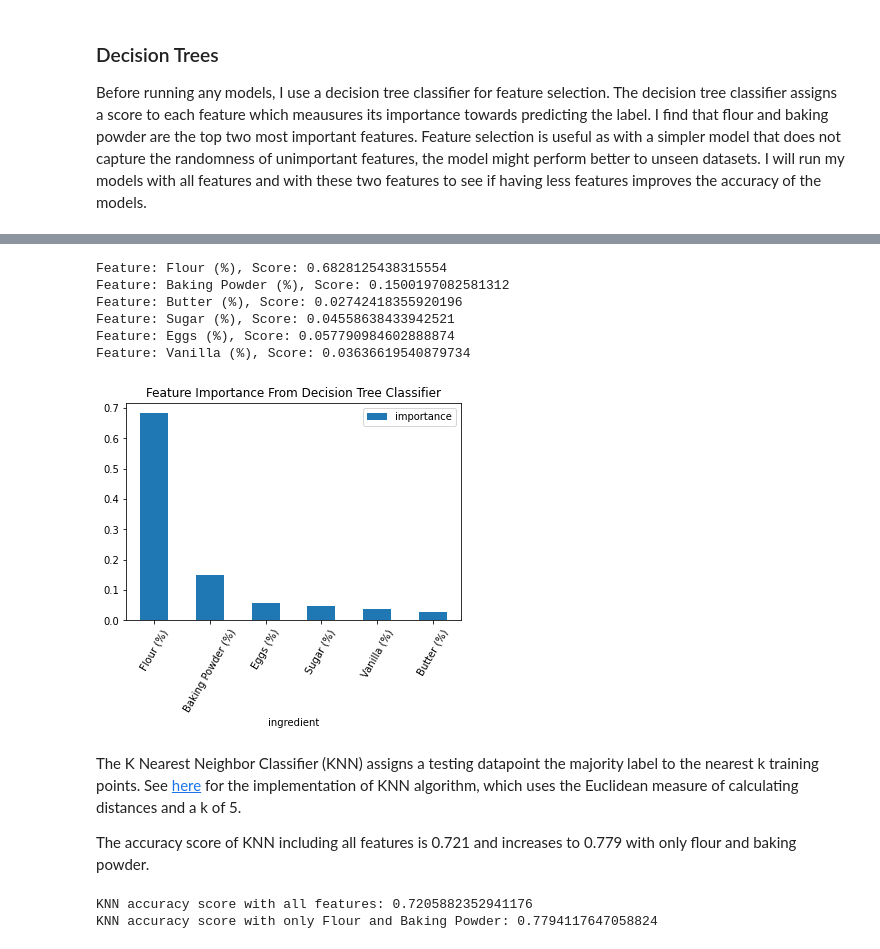
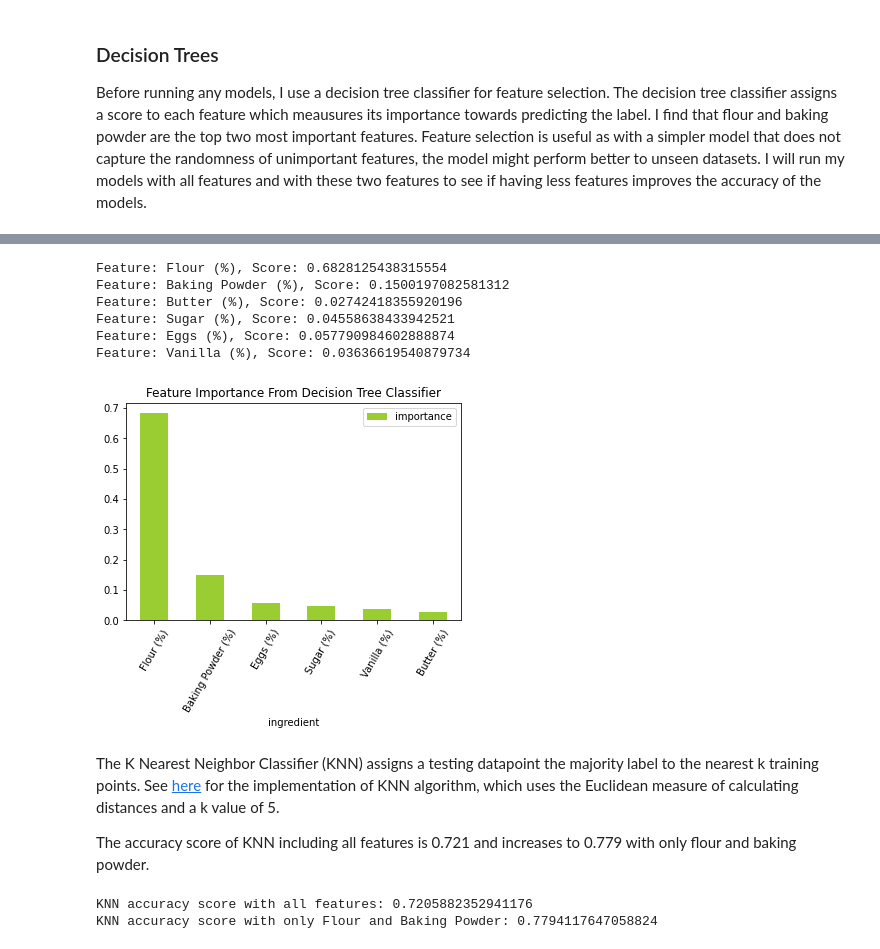
Before and after one commit to amandashu/Cupcake-Muffin-Classification, a Jupyter notebook: reports/analysis.ipynb, the cells around one changed output, grey strips where cells are left out. Drawn from its saved outputs; the diff is of its cells as text; code cells hidden in the pictures.

```diff
--- a/reports/analysis.ipynb
+++ b/reports/analysis.ipynb
@@ -168,27 +169,27 @@ plt.show()
 # %%
 # summarize feature importance
 importance = list(zip(ingredients,model.feature_importances_))
 for i in importance:
     print('Feature: {0}, Score: {1}'.format(i[0],i[1]))
 
 # plot feature importance
 importance_df = pd.Series(importance).apply(pd.Series).rename(
     {0:'ingredient',1:'importance'},axis=1
     ).set_index('ingredient').sort_values(by='importance',ascending=False)
-importance_df.plot(kind='bar')
+importance_df.plot(kind='bar', color='yellowgreen')
 plt.xticks(rotation=60)
 plt.title("Feature Importance From Decision Tree Classifier")
 plt.show()
 # %% [output]
 Feature: Flour (%), Score: 0.6828125438315554
 Feature: Baking Powder (%), Score: 0.1500197082581312
 Feature: Butter (%), Score: 0.02742418355920196
 Feature: Sugar (%), Score: 0.04558638433942521
 Feature: Eggs (%), Score: 0.057790984602888874
 Feature: Vanilla (%), Score: 0.03636619540879734
-[figure, old version]
+[figure, new version]
 # %% [markdown]
-The K Nearest Neighbor Classifier (KNN) assigns a testing datapoint the majority label to the nearest k training points. See [here](https://github.com/amandashu/Cupcake-Muffin-Classification/blob/main/src/models/knn.py) for the implementation of KNN algorithm, which uses the Euclidean measure of calculating distances and a k of 5.
+The K Nearest Neighbor Classifier (KNN) assigns a testing datapoint the majority label to the nearest k training points. See [here](https://github.com/amandashu/Cupcake-Muffin-Classification/blob/main/src/models/knn.py) for the implementation of KNN algorithm, which uses the Euclidean measure of calculating distances and a k value of 5.
 
 The accuracy score of KNN including all features is 0.721 and increases to 0.779 with only flour and baking powder.
 # %%
```
Also changed, not shown: parts of 6 cells of this notebook, 3 other files.
